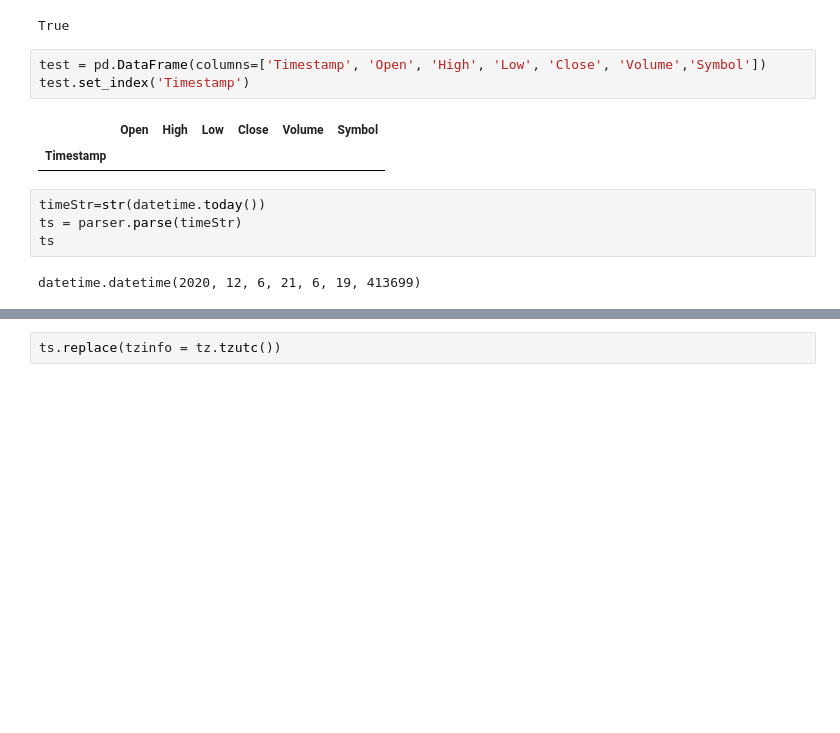
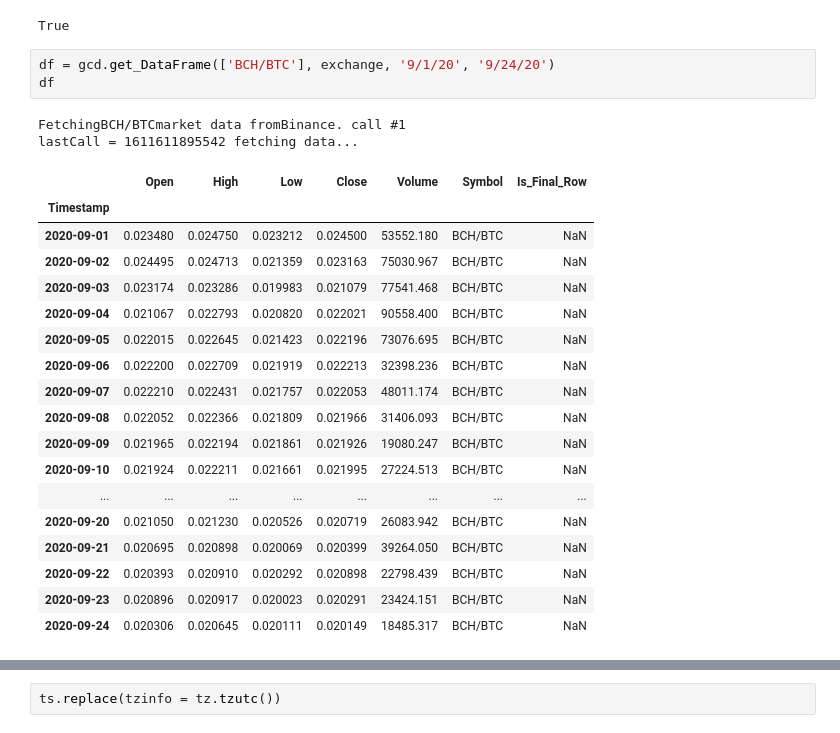
Before and after one commit to avepus/crypto-model, a Jupyter notebook: building data retrieval.ipynb, the cells around one changed output, grey strips where cells are left out. Saved outputs shown, nothing was run; the diff lists cells and outputs as text; blank space fills up the shorter version.

Commit message:
more tests

```diff
--- a/building data retrieval.ipynb
+++ b/building data retrieval.ipynb
@@ -99,15 +102,27 @@ second
 first.equals(second)
 # %% [output]
 True
-# %%
-test = pd.DataFrame(columns=['Timestamp', 'Open', 'High', 'Low', 'Close', 'Volume','Symbol'])
-test.set_index('Timestamp')
-# %% [output]
-|  | Open | High | Low | Close | Volume | Symbol |
-| Timestamp |  |  |  |  |  |  |
-# %%
-timeStr=str(datetime.today())
-ts = parser.parse(timeStr)
-ts
-# %% [output]
-datetime.datetime(2020, 12, 6, 21, 6, 19, 413699)
+# %%
+df = gcd.get_DataFrame(['BCH/BTC'], exchange, '9/1/20', '9/24/20')
+df
+# %% [output]
+FetchingBCH/BTCmarket data fromBinance. call #1
+lastCall = 1611611895542 fetching data...
+|  | Open | High | Low | Close | Volume | Symbol | Is_Final_Row |
+| Timestamp |  |  |  |  |  |  |  |
+| 2020-09-01 | 0.023480 | 0.024750 | 0.023212 | 0.024500 | 53552.180 | BCH/BTC | NaN |
+| 2020-09-02 | 0.024495 | 0.024713 | 0.021359 | 0.023163 | 75030.967 | BCH/BTC | NaN |
+| 2020-09-03 | 0.023174 | 0.023286 | 0.019983 | 0.021079 | 77541.468 | BCH/BTC | NaN |
+| 2020-09-04 | 0.021067 | 0.022793 | 0.020820 | 0.022021 | 90558.400 | BCH/BTC | NaN |
+| 2020-09-05 | 0.022015 | 0.022645 | 0.021423 | 0.022196 | 73076.695 | BCH/BTC | NaN |
+| 2020-09-06 | 0.022200 | 0.022709 | 0.021919 | 0.022213 | 32398.236 | BCH/BTC | NaN |
+| 2020-09-07 | 0.022210 | 0.022431 | 0.021757 | 0.022053 | 48011.174 | BCH/BTC | NaN |
+| 2020-09-08 | 0.022052 | 0.022366 | 0.021809 | 0.021966 | 31406.093 | BCH/BTC | NaN |
+| 2020-09-09 | 0.021965 | 0.022194 | 0.021861 | 0.021926 | 19080.247 | BCH/BTC | NaN |
+| 2020-09-10 | 0.021924 | 0.022211 | 0.021661 | 0.021995 | 27224.513 | BCH/BTC | NaN |
+| ... | ... | ... | ... | ... | ... | ... | ... |
+| 2020-09-20 | 0.021050 | 0.021230 | 0.020526 | 0.020719 | 26083.942 | BCH/BTC | NaN |
+| 2020-09-21 | 0.020695 | 0.020898 | 0.020069 | 0.020399 | 39264.050 | BCH/BTC | NaN |
+| 2020-09-22 | 0.020393 | 0.020910 | 0.020292 | 0.020898 | 22798.439 | BCH/BTC | NaN |
+| 2020-09-23 | 0.020896 | 0.020917 | 0.020023 | 0.020291 | 23424.151 | BCH/BTC | NaN |
+| 2020-09-24 | 0.020306 | 0.020645 | 0.020111 | 0.020149 | 18485.317 | BCH/BTC | NaN |
```
Also changed, not shown: parts of 8 cells of this notebook, 1 other file.
